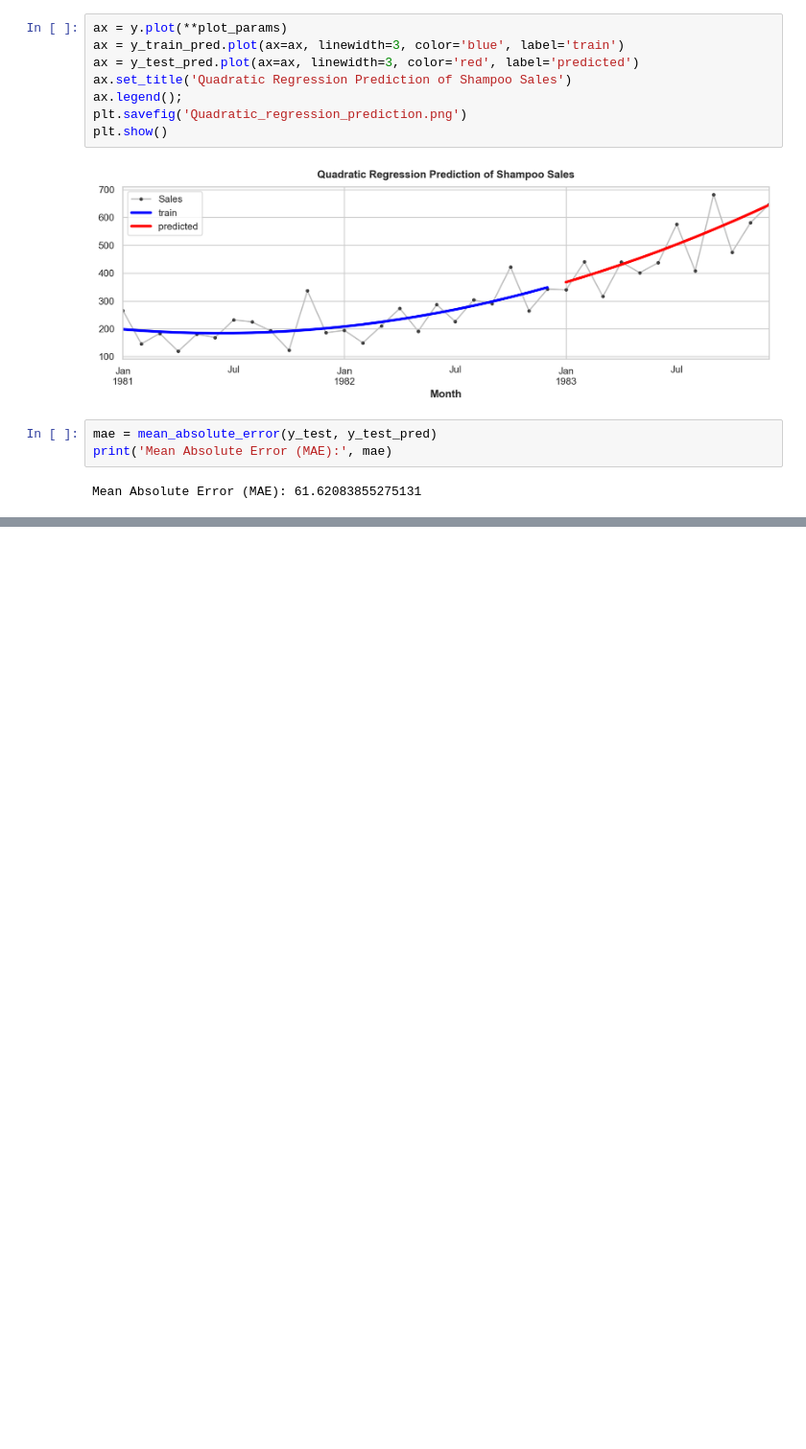
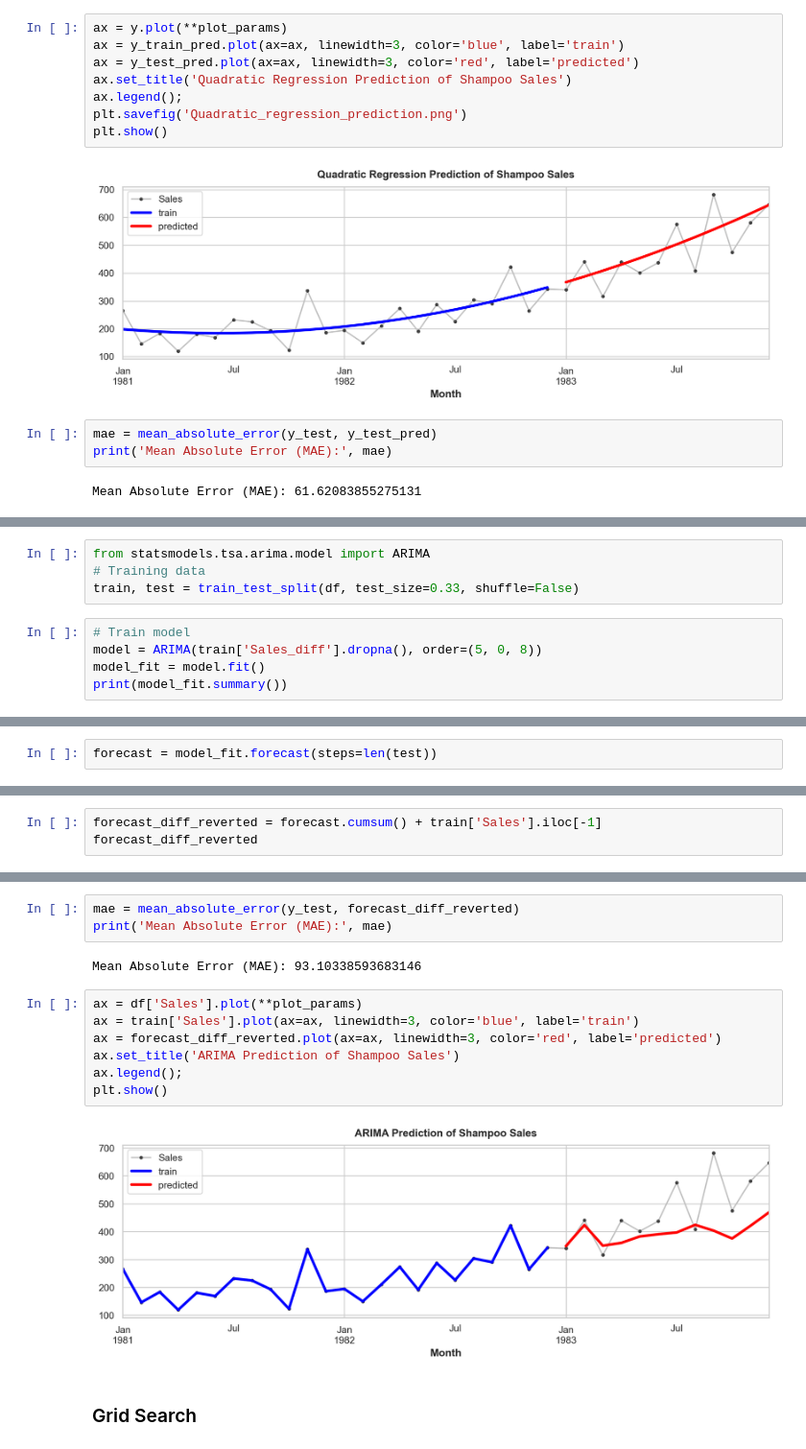
Before and after one commit to Jenutka/shampoo_sales_dataset, a Jupyter notebook: shampoo_prediction.ipynb, the cells around one changed output, grey strips where cells are left out. Shown at 96% size. Drawn from its saved outputs; the diff is of its cells as text; blank space fills up the shorter version.

Commit message:
ARIMA wip

```diff
--- a/shampoo_prediction.ipynb
+++ b/shampoo_prediction.ipynb
@@ -136,0 +179,9 @@ Mean Absolute Error (MAE): 61.62083855275131
+# %%
+from statsmodels.tsa.arima.model import ARIMA
+# Training data
+train, test = train_test_split(df, test_size=0.33, shuffle=False)
+# %%
+# Train model
+model = ARIMA(train['Sales_diff'].dropna(), order=(5, 0, 8))
+model_fit = model.fit()
+print(model_fit.summary())
@@ -136,0 +206,2 @@ Mean Absolute Error (MAE): 61.62083855275131
+# %%
+forecast = model_fit.forecast(steps=len(test))
@@ -136,0 +224,3 @@ Mean Absolute Error (MAE): 61.62083855275131
+# %%
+forecast_diff_reverted = forecast.cumsum() + train['Sales'].iloc[-1]
+forecast_diff_reverted
@@ -136,0 +241,16 @@ Mean Absolute Error (MAE): 61.62083855275131
+# %%
+mae = mean_absolute_error(y_test, forecast_diff_reverted)
+print('Mean Absolute Error (MAE):', mae)
+# %% [output]
+Mean Absolute Error (MAE): 93.10338593683146
+# %%
+ax = df['Sales'].plot(**plot_params)
+ax = train['Sales'].plot(ax=ax, linewidth=3, color='blue', label='train')
+ax = forecast_diff_reverted.plot(ax=ax, linewidth=3, color='red', label='predicted')
+ax.set_title('ARIMA Prediction of Shampoo Sales')
+ax.legend();
+plt.show()
+# %% [output]
+[figure, added]
+# %% [markdown]
+### Grid Search
```
Also changed, not shown: parts of 15 cells of this notebook, 7 other files.
